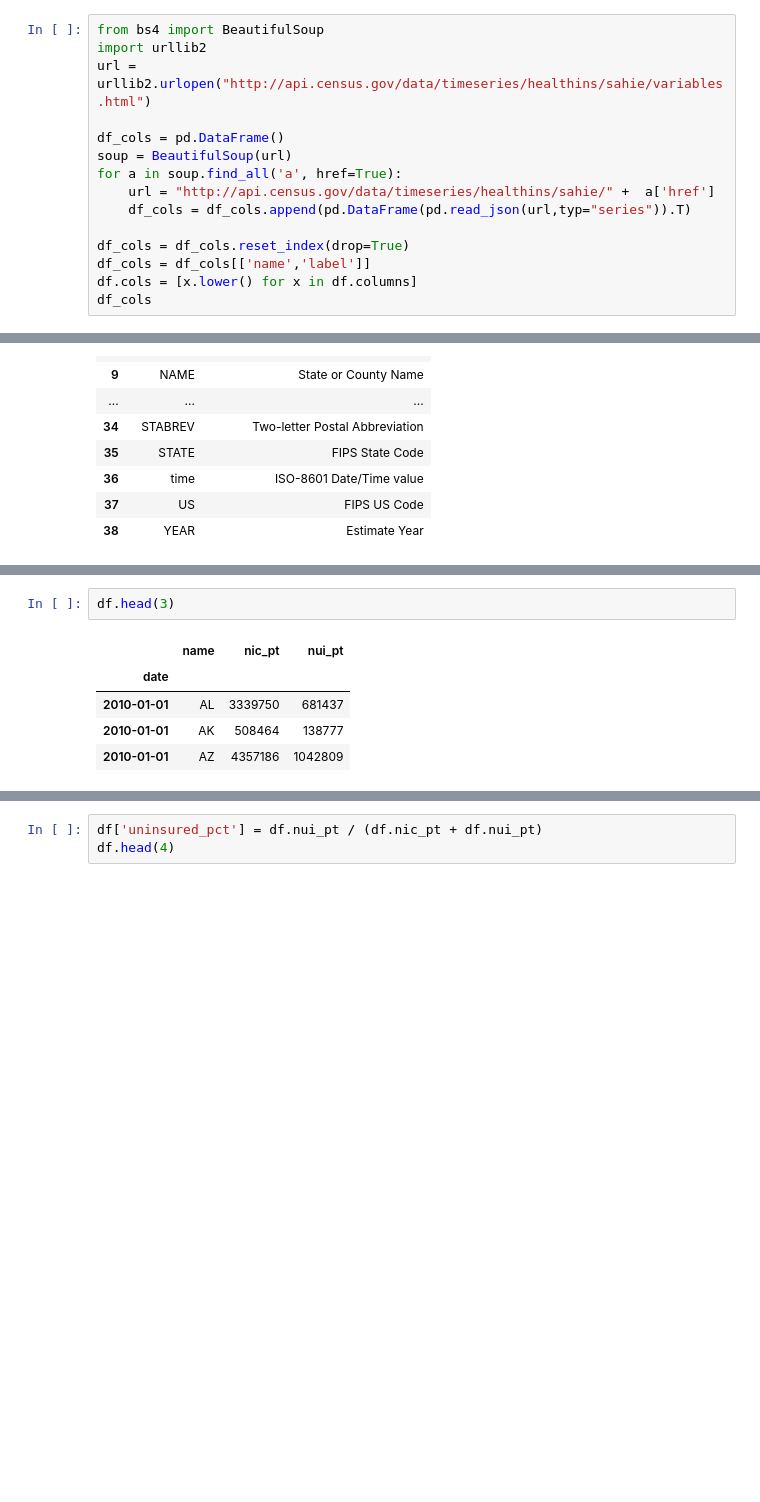
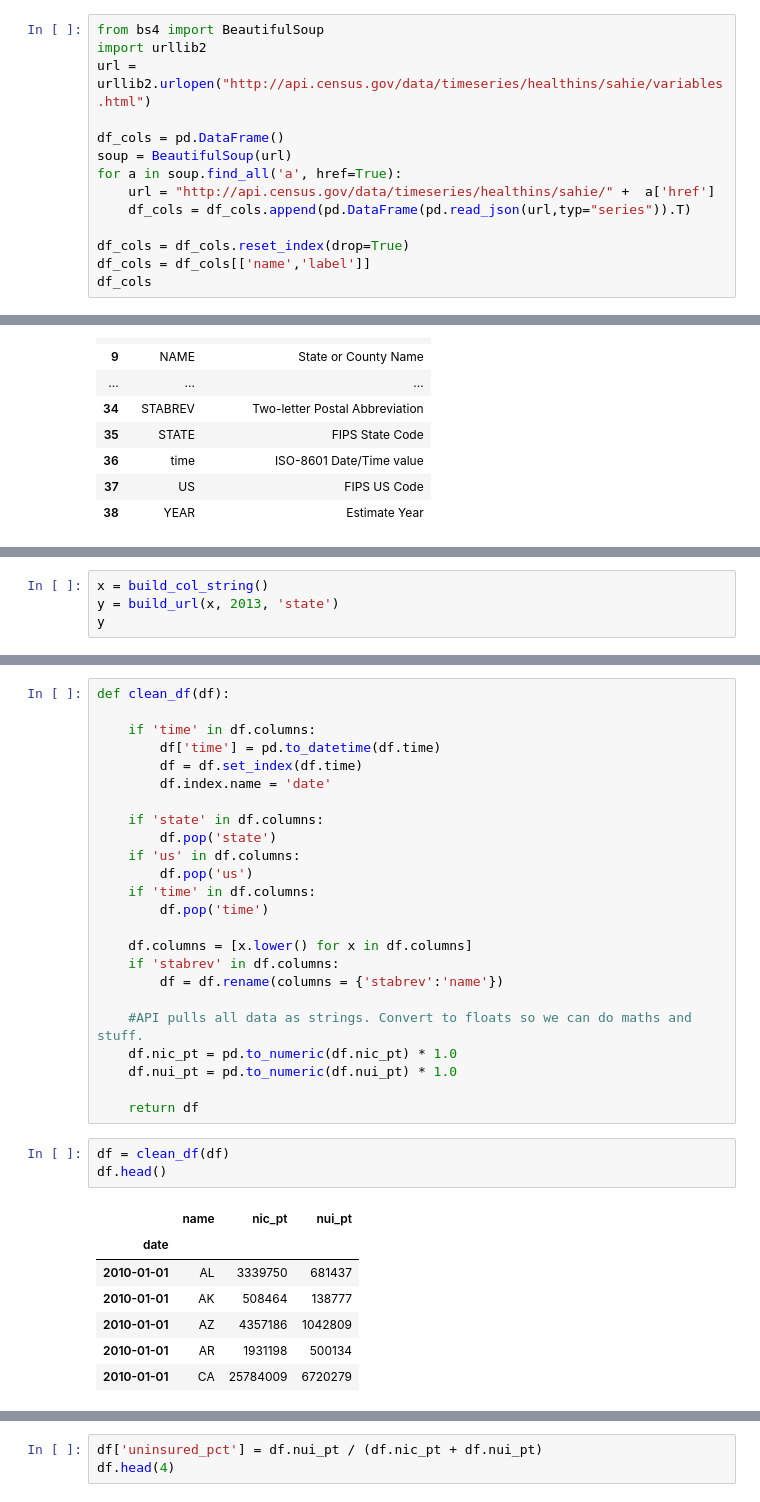
Before and after one commit to NickDoesData/SAHIE, a Jupyter notebook: Health_Insurance.ipynb, the cells around one changed output, grey strips where cells are left out. Saved outputs shown, nothing was run; the diff lists cells and outputs as text; blank space fills up the shorter version.

```diff
--- a/Health_Insurance.ipynb
+++ b/Health_Insurance.ipynb
@@ -18,7 +24,6 @@ for a in soup.find_all('a', href=True):
 
 df_cols = df_cols.reset_index(drop=True)
 df_cols = df_cols[['name','label']]
-df.cols = [x.lower() for x in df.columns]
 df_cols
 # %% [output]
 |  | name | label |
@@ -80,0 +114,4 @@ def build_url(cols,date, geo):
+# %%
+x = build_col_string()
+y = build_url(x, 2013, 'state')
+y
@@ -83,8 +159,35 @@ df = get_sahie_data(geo='state')
+# %%
+def clean_df(df):
+
+    if 'time' in df.columns:
+        df['time'] = pd.to_datetime(df.time)
+        df = df.set_index(df.time)
+        df.index.name = 'date'
+
+    if 'state' in df.columns:
+        df.pop('state')
+    if 'us' in df.columns:
+        df.pop('us')
+    if 'time' in df.columns:
+        df.pop('time')
+
+    df.columns = [x.lower() for x in df.columns]
+    if 'stabrev' in df.columns:
+        df = df.rename(columns = {'stabrev':'name'})
+
+    #API pulls all data as strings. Convert to floats so we can do maths and stuff.
+    df.nic_pt = pd.to_numeric(df.nic_pt) * 1.0
+    df.nui_pt = pd.to_numeric(df.nui_pt) * 1.0
+
+    return df
 # %%
-df.head(3)
+df = clean_df(df)
+df.head()
 # %% [output]
 |  | name | nic_pt | nui_pt |
 | date |  |  |  |
 | 2010-01-01 | AL | 3339750 | 681437 |
 | 2010-01-01 | AK | 508464 | 138777 |
 | 2010-01-01 | AZ | 4357186 | 1042809 |
+| 2010-01-01 | AR | 1931198 | 500134 |
+| 2010-01-01 | CA | 25784009 | 6720279 |
```
Also changed, not shown: parts of 27 cells of this notebook.
